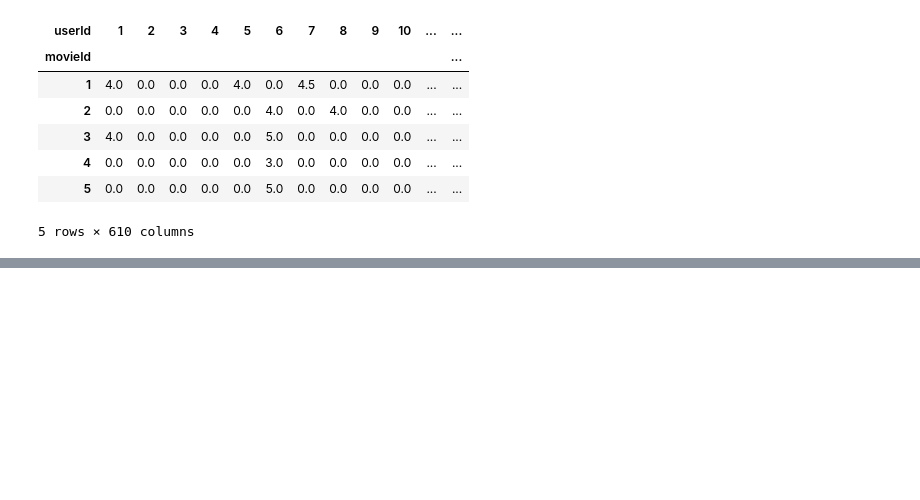
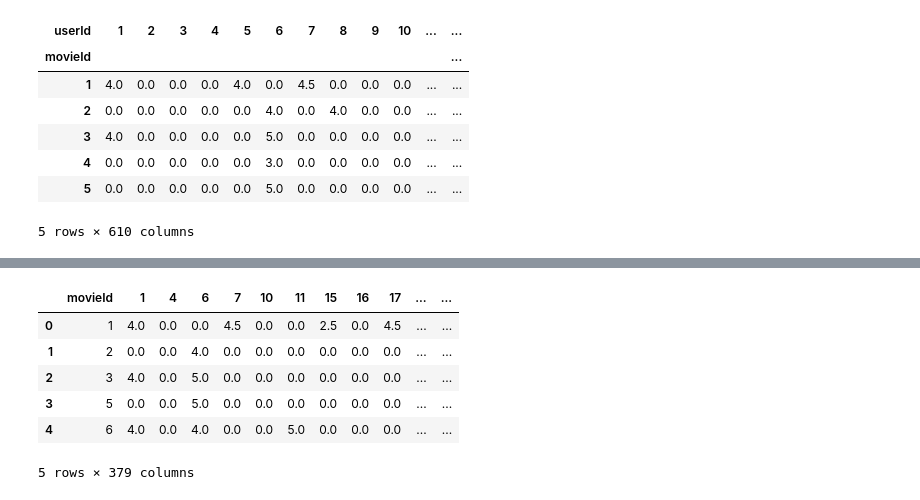
Before and after one commit to dexnay/big-data-2024-08, a Jupyter notebook: sklearn/movies_recomendations.ipynb, the cells around one changed output, grey strips where cells are left out. Drawn from its saved outputs; the diff is of its cells as text; code cells hidden in the pictures; blank space fills up the shorter version.

```diff
--- a/sklearn/movies_recomendations.ipynb
+++ b/sklearn/movies_recomendations.ipynb
@@ -81,0 +141,11 @@ user_item_matrix.head()
+# %%
+user_item_matrix = user_item_matrix.rename_axis(None, axis=1).reset_index()
+user_item_matrix.head()
+# %% [output]
+|  | movieId | 1 | 4 | 6 | 7 | 10 | 11 | 15 | 16 | 17 | ... | ... |
+| 0 | 1 | 4.0 | 0.0 | 0.0 | 4.5 | 0.0 | 0.0 | 2.5 | 0.0 | 4.5 | ... | ... |
+| 1 | 2 | 0.0 | 0.0 | 4.0 | 0.0 | 0.0 | 0.0 | 0.0 | 0.0 | 0.0 | ... | ... |
+| 2 | 3 | 4.0 | 0.0 | 5.0 | 0.0 | 0.0 | 0.0 | 0.0 | 0.0 | 0.0 | ... | ... |
+| 3 | 5 | 0.0 | 0.0 | 5.0 | 0.0 | 0.0 | 0.0 | 0.0 | 0.0 | 0.0 | ... | ... |
+| 4 | 6 | 4.0 | 0.0 | 4.0 | 0.0 | 0.0 | 5.0 | 0.0 | 0.0 | 0.0 | ... | ... |
+5 rows × 379 columns
```
Also changed, not shown: parts of 16 cells of this notebook.
